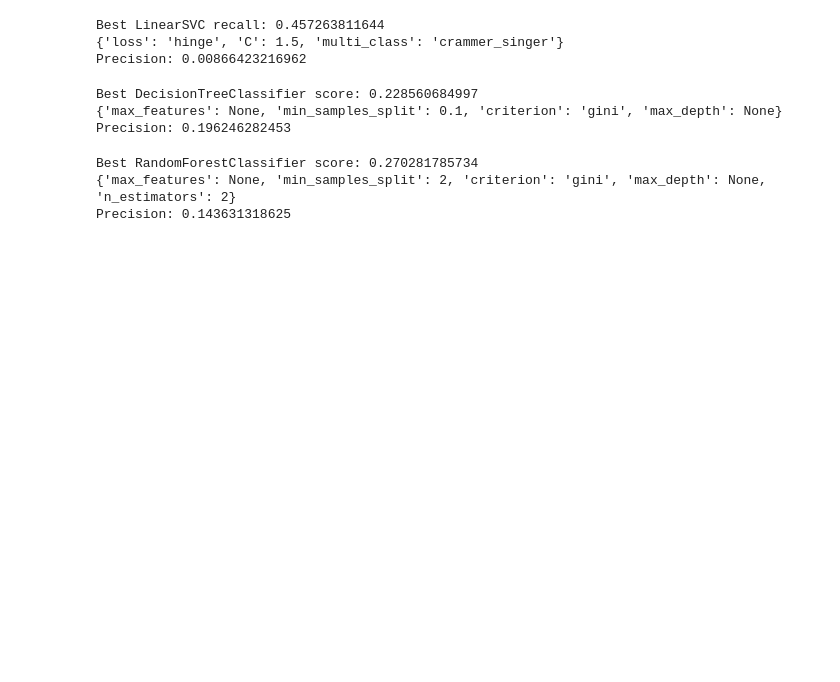
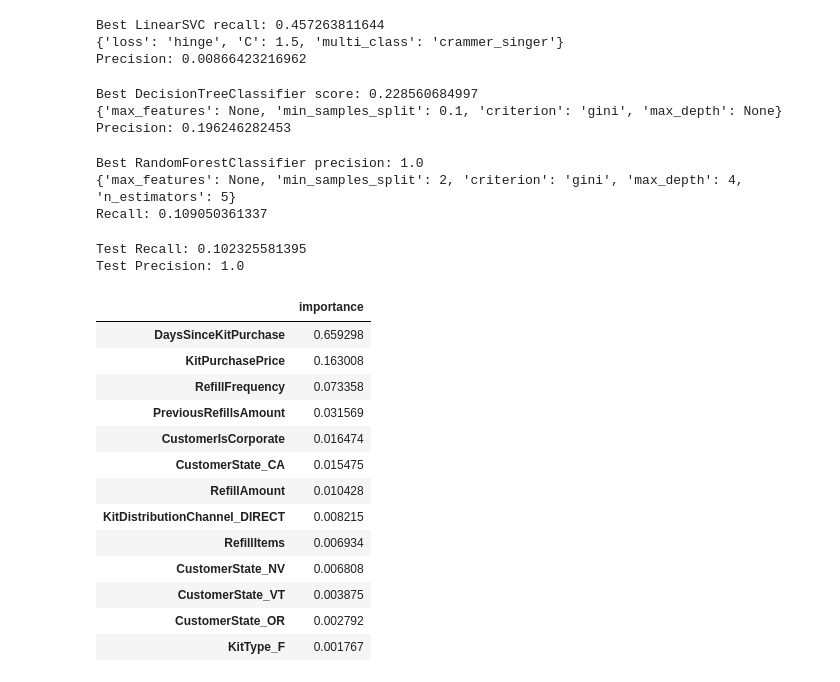
Before and after one commit to sjawhar/udacity-mlnd-capstone, a Jupyter notebook: kit_churn.ipynb, the cells around one changed output. Cells and saved outputs as stored; diff of their text form; code cells hidden in the pictures; blank space fills up the shorter version.

```diff
--- a/kit_churn.ipynb
+++ b/kit_churn.ipynb
@@ -299,25 +299,25 @@ parameters = [
         'min_samples_split': (2, 5, 10, 25, 50, 75, 100, 150, 200, 250, 500, 1000)
     }
 ]
-clf = GridSearchCV(RandomForestClassifier(), parameters, scoring=recall_scorer, n_jobs=-1)
+clf = GridSearchCV(RandomForestClassifier(), parameters, scoring=precision_scorer, n_jobs=-1)
 clf.fit(X_train, y_train)
-print "Best RandomForestClassifier score: {}".format(clf.best_score_)
+print "Best RandomForestClassifier precision: {}".format(clf.best_score_)
 print clf.best_params_
-precision = cross_val_score(clf.best_estimator_, X_train, y_train, scoring=precision_scorer, n_jobs=-1)
-print "Precision: {}".format(precision.mean())
+recall = cross_val_score(clf.best_estimator_, X_train, y_train, scoring=recall_scorer, n_jobs=-1)
+print "Recall: {}".format(recall.mean())
 # %% [output]
-Best RandomForestClassifier score: 0.270281785734
-{'max_features': None, 'min_samples_split': 2, 'criterion': 'gini', 'max_depth': None, 'n_estimators': 2}
-Precision: 0.143631318625
+Best RandomForestClassifier precision: 1.0
+{'max_features': None, 'min_samples_split': 2, 'criterion': 'gini', 'max_depth': 4, 'n_estimators': 5}
+Recall: 0.109050361337
 # %%
 from sklearn.grid_search import GridSearchCV
 from sklearn.linear_model import SGDClassifier
 parameters = [
     {
-        'loss': ('hinge', 'log', 'modified_huber', 'squared_hinge'),
+        'loss': ('hinge', 'log', 'modified_huber', 'squared_hinge', 'perceptron'),
         'penalty': ('none', 'l2', 'l1', 'elasticnet'),
         'alpha': (0.0001, 0.001, 0.01),
-        'l1_ratio': (0.0, 0.15, 0.3, 0.45, 0.6, 0.75, 0.9, 1.0),
+        'l1_ratio': (0.0, 0.125, 0.25, 0.375, 0.5, 0.625, 0.75, 0.875, 1.0),
         'fit_intercept': (True, False),
         'n_iter': (1, 5, 10, 50, 100),
         'warm_start': (True, False)
@@ -329,3 +329,31 @@ print "Best SGDClassifier score: {}".format(clf.best_score_)
 print clf.best_params_
 precision = cross_val_score(clf.best_estimator_, X_train, y_train, scoring=precision_scorer, n_jobs=-1)
 print "Precision: {}".format(precision.mean())
+# %%
+clf = clf.best_estimator_.fit(X_train, y_train)
+y_pred = clf.predict(X_test)
+recall = recall_score(y_test, y_pred, labels=['Deactivated', 'Downgraded'], average='micro')
+precision = precision_score(y_test, y_pred, labels=['Deactivated', 'Downgraded'], average='micro')
+print "Test Recall: {}".format(recall)
+print "Test Precision: {}".format(precision)
+# %% [output]
+Test Recall: 0.102325581395
+Test Precision: 1.0
+# %%
+relevance = pd.DataFrame([clf.feature_importances_], index=['importance'], columns = X_train.columns)
+relevance[relevance <> 0].dropna(axis=1).transpose().sort_values('importance', ascending = False)
+# %% [output]
+|  | importance |
+| DaysSinceKitPurchase | 0.659298 |
+| KitPurchasePrice | 0.163008 |
+| RefillFrequency | 0.073358 |
+| PreviousRefillsAmount | 0.031569 |
+| CustomerIsCorporate | 0.016474 |
+| CustomerState_CA | 0.015475 |
+| RefillAmount | 0.010428 |
+| KitDistributionChannel_DIRECT | 0.008215 |
+| RefillItems | 0.006934 |
+| CustomerState_NV | 0.006808 |
+| CustomerState_VT | 0.003875 |
+| CustomerState_OR | 0.002792 |
+| KitType_F | 0.001767 |
```
Also changed, not shown: parts of 3 cells of this notebook.
